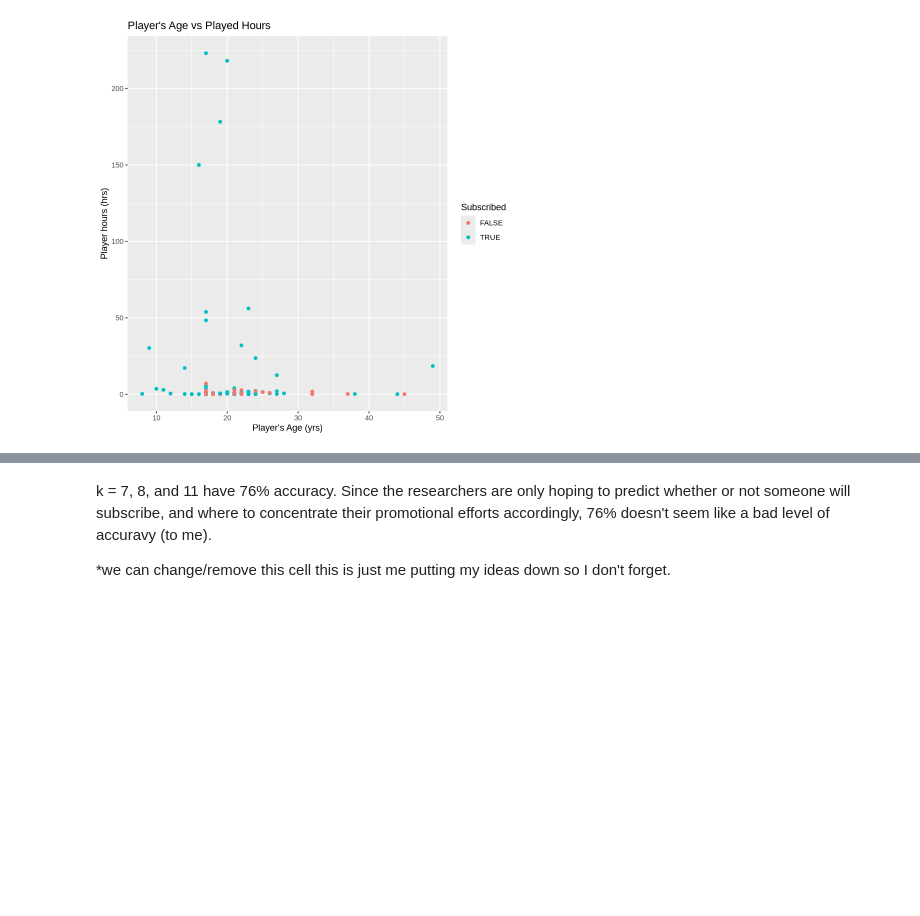
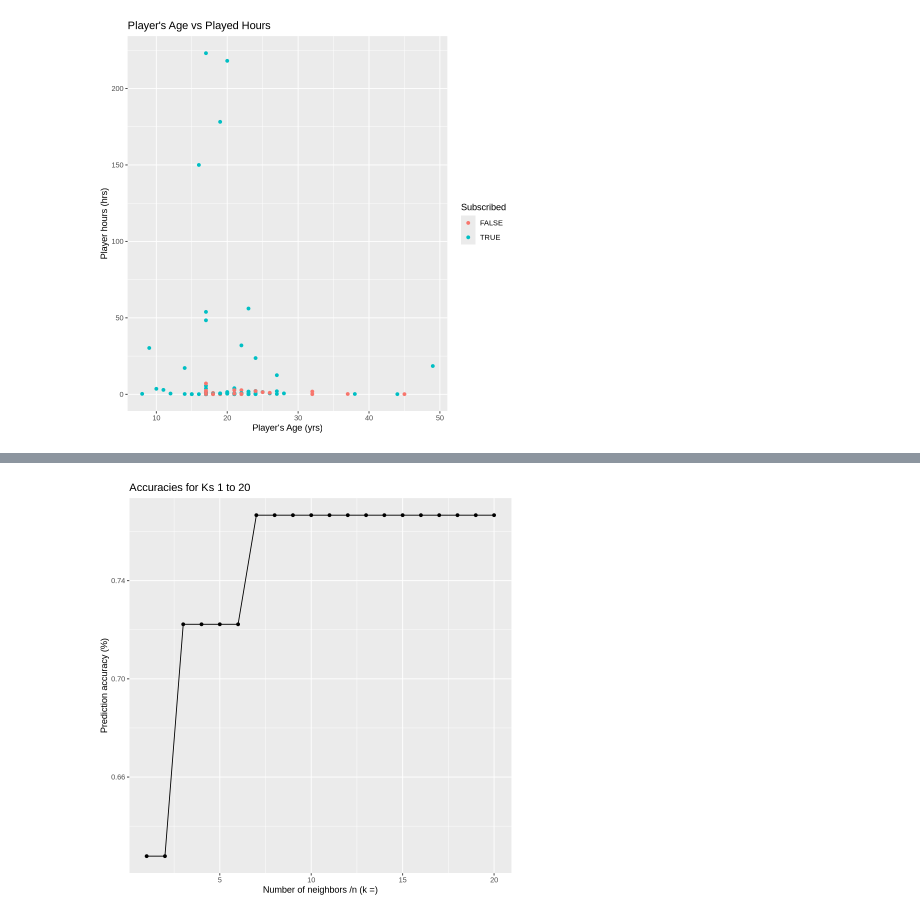
Before and after one commit to autumnbella0121/DSCI100-Group5-GroupProject, a Jupyter notebook: WorkingNotebook.ipynb, the cells around one changed output, grey strips where cells are left out. Saved outputs shown, nothing was run; the diff lists cells and outputs as text; code cells hidden in the pictures; blank space fills up the shorter version.

Commit message:
Added accuracies plot

```diff
--- a/WorkingNotebook.ipynb
+++ b/WorkingNotebook.ipynb
@@ -128,4 +130,9 @@ A tibble: 20 × 7
-# %% [markdown]
-k = 7, 8, and 11 have 76% accuracy. Since the researchers are only hoping to predict whether or not someone will subscribe, and where to concentrate their promotional efforts accordingly, 76% doesn't seem like a bad level of accuravy (to me).
-
-*we can change/remove this cell this is just me putting my ideas down so I don't forget.
+# %%
+accuracy_plot <- accuracies |>
+    ggplot(aes(x = neighbors, y = mean)) +
+        geom_point() +
+        geom_line() +
+        labs(x = "Number of neighbors /n (k =)", y = "Prediction accuracy (%)", title = "Accuracies for Ks 1 to 20")
+accuracy_plot
+# %% [output]
+[figure, added]
```
Also changed, not shown: parts of 4 cells of this notebook.
